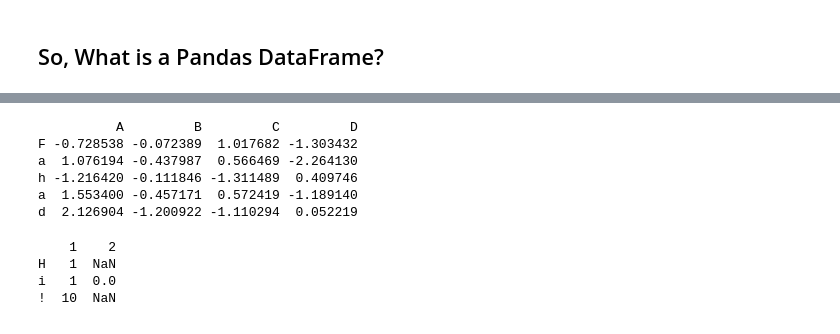
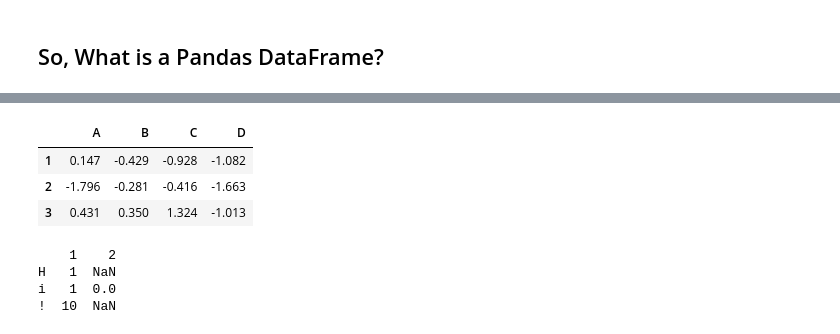
Before and after one commit to FNafisa/T5-Bootcamp, a Jupyter notebook: BPM_Prework/lessons/17_pandas/intro_to_pandas.ipynb, the cells around one changed output, grey strips where cells are left out. Cells and saved outputs as stored; diff of their text form; code cells hidden in the pictures.

```diff
--- a/BPM_Prework/lessons/17_pandas/intro_to_pandas.ipynb
+++ b/BPM_Prework/lessons/17_pandas/intro_to_pandas.ipynb
@@ -163,14 +162,12 @@ Subclasses:     SubclassedDataFrame
 # %%
 ## Make a dataframe from a numpy array
 df1 = pd.DataFrame(np.random.randn(6, 4), columns=list('ABCD'))
-df1
+df1.iloc[1:4]
 # %% [output]
-          A         B         C         D
-F -0.728538 -0.072389  1.017682 -1.303432
-a  1.076194 -0.437987  0.566469 -2.264130
-h -1.216420 -0.111846 -1.311489  0.409746
-a  1.553400 -0.457171  0.572419 -1.189140
-d  2.126904 -1.200922 -1.110294  0.052219
+|  | A | B | C | D |
+| 1 | 0.147 | -0.429 | -0.928 | -1.082 |
+| 2 | -1.796 | -0.281 | -0.416 | -1.663 |
+| 3 | 0.431 | 0.350 | 1.324 | -1.013 |
 # %%
 ## Make a dataframe from a numpy array
 b= list(range(5))
```
Also changed, not shown: parts of 6 cells of this notebook.
